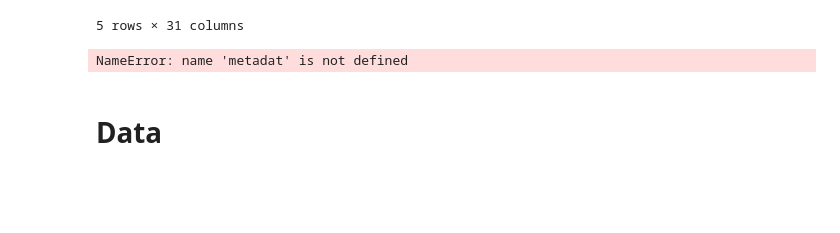
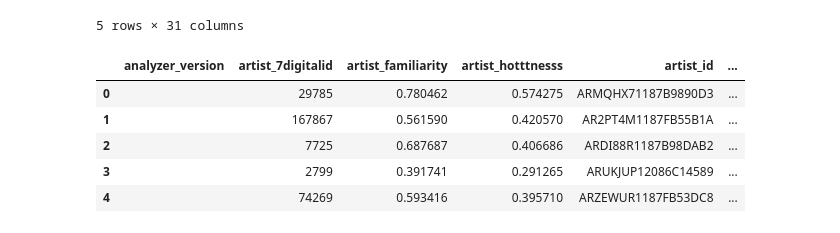
Before and after one commit to pylablanche/MillionSong, a Jupyter notebook: MusicExploration_Lauren.ipynb, the cells around one changed output. Saved outputs shown, nothing was run; the diff lists cells and outputs as text; code cells hidden in the pictures; blank space fills up the shorter version.

Commit message:
Combined metadata and genres

```diff
--- a/MusicExploration_Lauren.ipynb
+++ b/MusicExploration_Lauren.ipynb
@@ -165,8 +165,11 @@ analysis_summary.head()
 | 4 | 22050 | 1def5d8298e8cb29a188a5a7c0e9429a | 0.0 | 89.15546 | 4.847 | 0.0 | 0 | ... |
 5 rows × 31 columns
 # %%
-metadat.head()
+metadata_summary.head()
 # %% [output]
-NameError: name 'metadat' is not defined
+|  | analyzer_version | artist_7digitalid | artist_familiarity | artist_hotttnesss | artist_id | ... |
+| 0 |  | 29785 | 0.780462 | 0.574275 | ARMQHX71187B9890D3 | ... |
+| 1 |  | 167867 | 0.561590 | 0.420570 | AR2PT4M1187FB55B1A | ... |
+| 2 |  | 7725 | 0.687687 | 0.406686 | ARDI88R1187B98DAB2 | ... |
+| 3 |  | 2799 | 0.391741 | 0.291265 | ARUKJUP12086C14589 | ... |
+| 4 |  | 74269 | 0.593416 | 0.395710 | ARZEWUR1187FB53DC8 | ... |
-# %% [markdown]
-# Data
```
Also changed, not shown: parts of 4 cells of this notebook.
